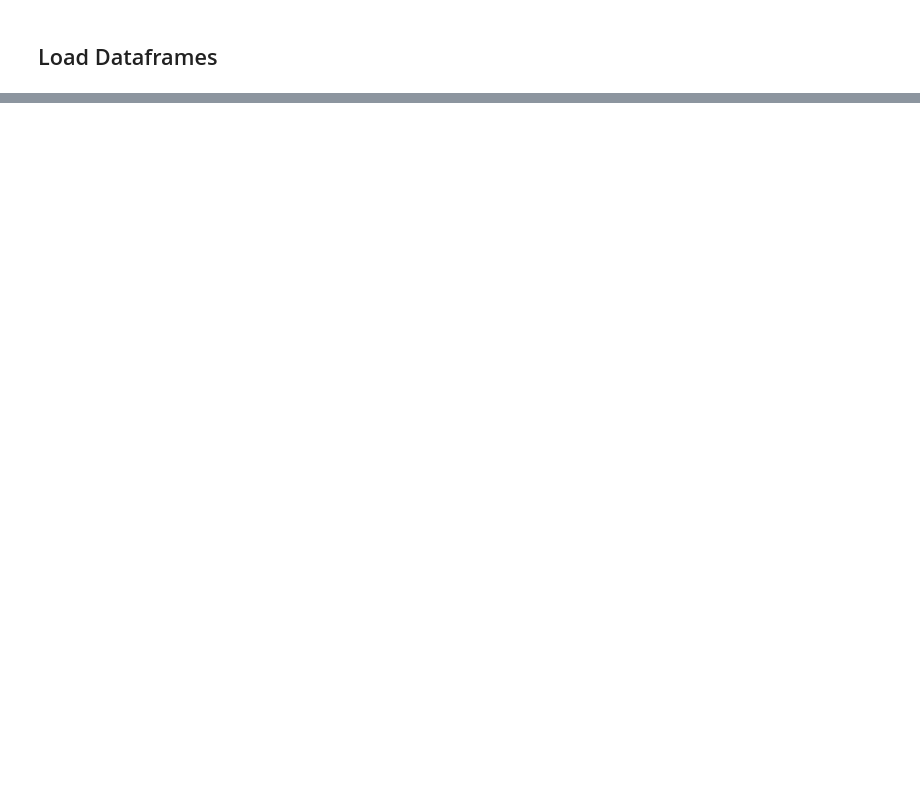
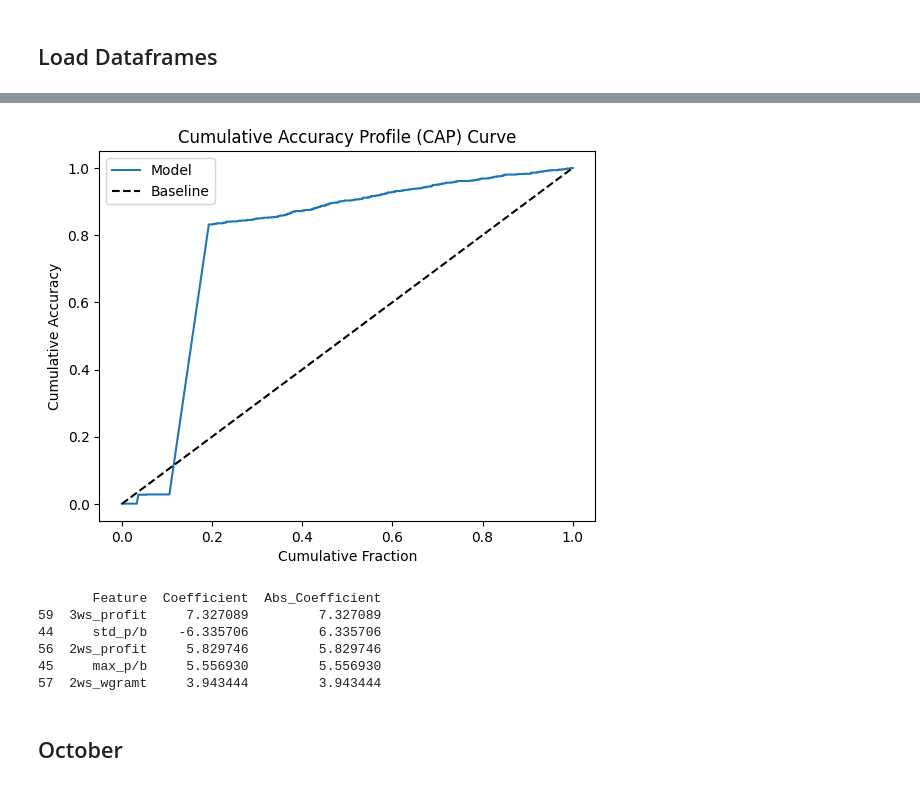
Before and after one commit to mauricios20/Gamblers_Investors, a Jupyter notebook: Entire Data/Combinations/Tunning/Overall/LR.ipynb, the cells around one changed output, grey strips where cells are left out. Cells and saved outputs as stored; diff of their text form; code cells hidden in the pictures; blank space fills up the shorter version.

```diff
--- a/Entire Data/Combinations/Tunning/Overall/LR.ipynb
+++ b/Entire Data/Combinations/Tunning/Overall/LR.ipynb
@@ -154,0 +142,6 @@ plt.show()
+# %%
+training = ['2_June', '3_July', '4_August', '6_October']
+testing = ['5_September']
+september_test, sep_y_test, sep_y_pred, sep_x_test , sep_df, sep_classifier, ct = cf.run_lr_combine(months, data_path, filter, training, testing, best_params)
+
+print(september_test.to_latex(index=False))
@@ -154,0 +158,4 @@ plt.show()
+# %%
+cf.plot_cap_curve(sep_y_test, sep_y_pred)
+# %% [output]
+[figure, added]
@@ -154,0 +164,11 @@ plt.show()
+# %%
+print(september_features.head(5))
+# %% [output]
+       Feature  Coefficient  Abs_Coefficient
+59  3ws_profit     7.327089         7.327089
+44     std_p/b    -6.335706         6.335706
+56  2ws_profit     5.829746         5.829746
+45     max_p/b     5.556930         5.556930
+57  2ws_wgramt     3.943444         3.943444
+# %% [markdown]
+## October
```
Also changed, not shown: parts of 30 cells of this notebook, 4 other files.
